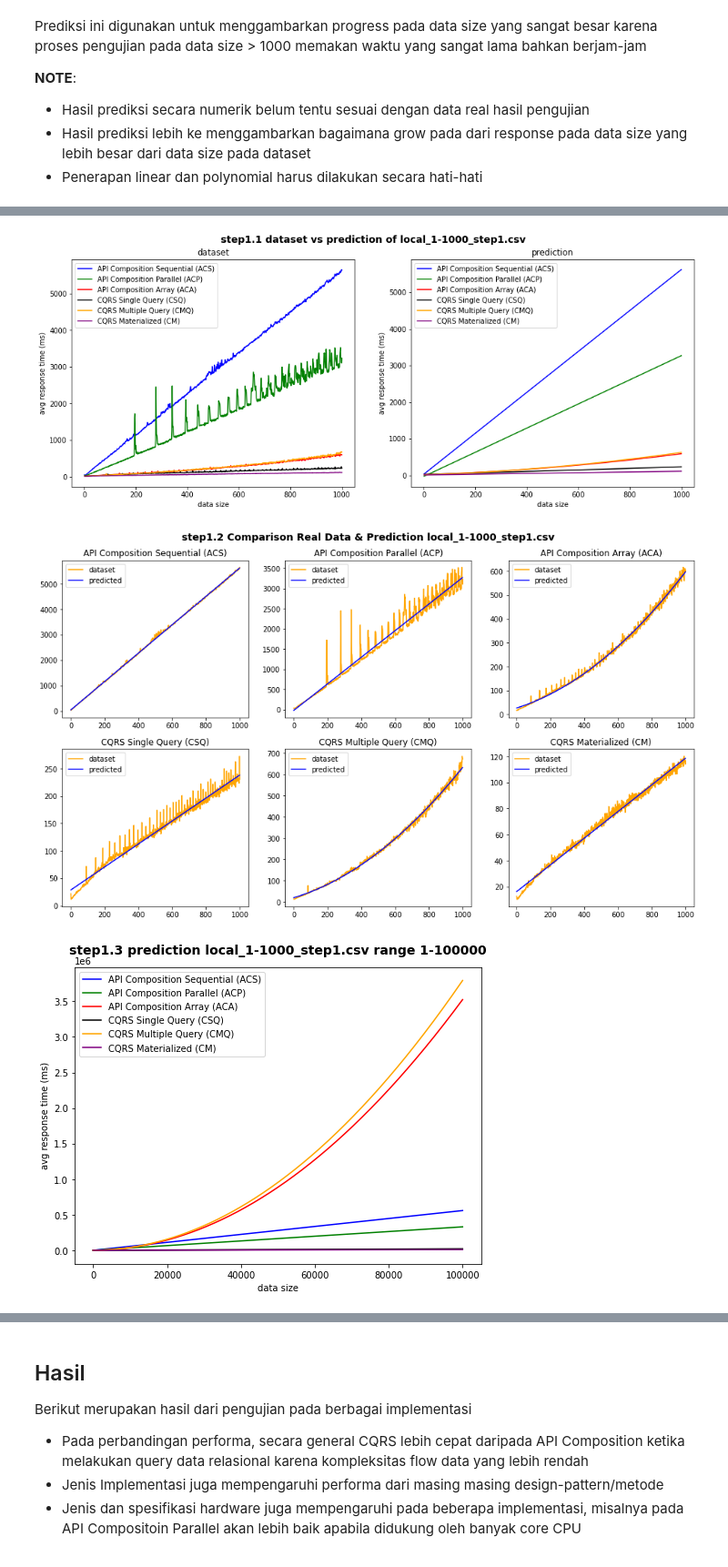
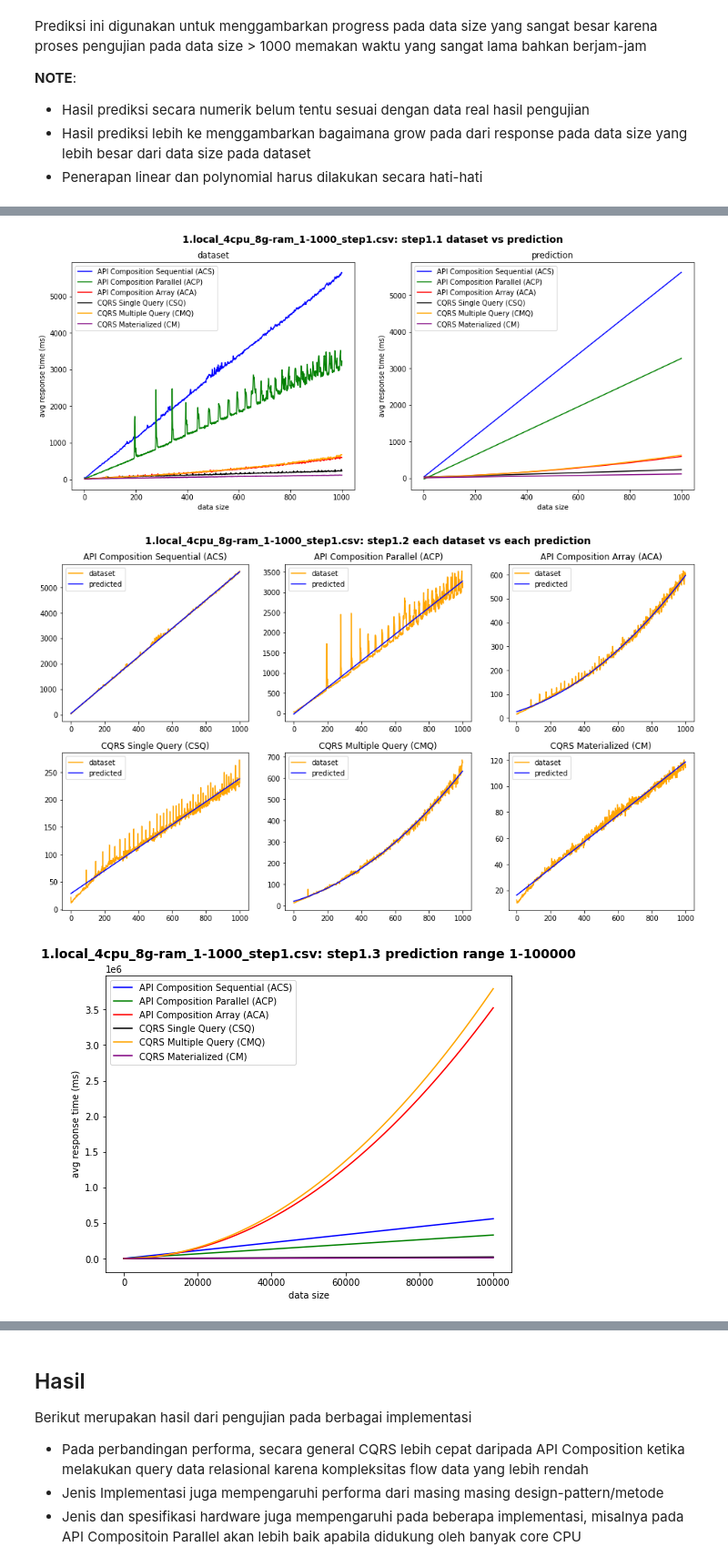
Before and after one commit to labasubagia/final-year-project, a Jupyter notebook: _test/result_analysis.ipynb, the cells around one changed output, grey strips where cells are left out. Shown at 91% size. Drawn from its saved outputs; the diff is of its cells as text; code cells hidden in the pictures.

Commit message:
update result analysis

```diff
--- a/_test/result_analysis.ipynb
+++ b/_test/result_analysis.ipynb
@@ -396,7 +505,7 @@ def get_locust_dataset_df(dataset_path):
 def map_result_path_df(dir=RESULT_PATH):
     map = {}
     server_types = [x for x in os.listdir(dir) if 'skip' not in x]
-    for server in server_types:
+    for server in sorted(server_types):
         map[server] = {}
         steps = [x for x in os.listdir(os.path.join(dir, server)) if 'skip' not in x]
         for step in steps:
@@ -421,7 +530,7 @@ def show_result_plot(df, title='', figsize=(8, 6), columns=PLOT_COLUMNS,):
         if column in df.columns:
             m = RESULT_MAP[column]
             plt.plot(df['data_size'], df[column], color=m['color'], label = f"{m['name']} ({column})")
-    plt.title(title, **plot_title_args, y=1.025)
+    plt.title(title, **plot_title_args, y=1.04)
     plt.xlabel('data size')
     plt.ylabel('avg response time (ms)')
     plt.legend()
@@ -698,7 +863,7 @@ def predict_linear_range(model: LinearRegression, start: int, end: int, divide =
 def load_datasets_from_path(dataset_path=DATASET_PATH):
     dataset_files = [x for x in os.listdir(dataset_path) if 'skip' not in x]
     datasets = []
-    for dataset_file in dataset_files:
+    for dataset_file in sorted(dataset_files):
         ds = get_locust_dataset_df(os.path.join(DATASET_PATH, dataset_file))
         datasets.append({'name': dataset_file, 'dataset': ds})
     return datasets
@@ -738,7 +903,7 @@ def get_prediction_from_range(ds, start, end, divide=None, predict_type=''):
 def visualize_datasets(map_ds, title='', ncols=2, figsize=(16, 6), columns=PLOT_COLUMNS,):
     nrows = math.ceil(len(map_ds.keys())/ncols)
     plt.figure(figsize=figsize)
-    plt.suptitle(title, **plot_title_args, y=0.96)
+    plt.suptitle(title, **plot_title_args, y=0.97)
     for i, (key, val) in enumerate(map_ds.items()):
         plt.subplot(nrows, ncols, i+1)
         for column in columns:
@@ -750,7 +915,6 @@ def visualize_datasets(map_ds, title='', ncols=2, figsize=(16, 6), columns=PLOT_
             plt.ylabel('avg response time (ms)')
             plt.legend()
     plt.show()
-
 
 def visualize_dataset_each_method_prediction(
     y,
@@ -781,3 +945,11 @@ def visualize_dataset_each_method_prediction(
 # %%
 force_predict_type = "" #@param ["", "linear", "polynomial"]
 predict_ds_source = "dataset" #@param ["dataset", "result"]
+# %%
+ds_path = {
+    'dataset': { 'fn': load_datasets_from_path, 'path': DATASET_PATH },
+    'result': { 'fn': load_datasets_from_result_path, 'path': RESULT_PATH }
+}
+src_ds = ds_path[predict_ds_source]
+
+!tree {src_ds['path']} -I '*skip*'
@@ -784,5 +962,6 @@ predict_ds_source = "dataset" #@param ["dataset", "result"]
 # %%
-datasets = load_datasets_from_path(DATASET_PATH) if predict_ds_source == 'dataset' else load_datasets_from_result_path(RESULT_PATH)
+datasets = src_ds['fn'](src_ds['path'])
+
 predict_args = {'start': 1, 'end': 100_000}
 predict_type = force_predict_type
 
@@ -794,37 +973,37 @@ for i, data in enumerate(datasets):
     pred = get_prediction_from_range(
         ds,
         start=ds['data_size'].min(),
         end=ds['data_size'].max(),
         predict_type=predict_type
     )
     visualize_datasets(
         {'dataset': ds, 'prediction': pred},
-        title=f'step{i+1}.1 dataset vs prediction of {name}',
+        title=f'{name}: step{i+1}.1 dataset vs prediction',
         ncols=2,
     )
     visualize_dataset_each_method_prediction(
         ds=ds,
         y=pred,
         ncols=3,
-        title=f'step{i+1}.2 Comparison Real Data & Prediction {name}',
+        title=f'{name}: step{i+1}.2 each dataset vs each prediction',
         figsize=viz_method_figsize,
         ds_color='orange',
         plot_color='blue',
         is_ds_scatter=False,
     )
     print('\n', end='')
 
     # prediction outside the dataset
     pred = get_prediction_from_range(ds, **predict_args, predict_type=predict_type)
-    show_result_plot(pred, title=f'step{i+1}.3 prediction {name} range {predict_args["start"]}-{predict_args["end"]}')
+    show_result_plot(pred, title=f'{name}: step{i+1}.3 prediction range {predict_args["start"]}-{predict_args["end"]}')
     visualize_dataset_each_method_prediction(
         y=pred,
         ncols=3,
-        title=f'step{i+1}.4 Prediction {name} range {predict_args["start"]}-{predict_args["end"]}',
+        title=f'{name}: step{i+1}.4 prediction range {predict_args["start"]}-{predict_args["end"]}',
         figsize=viz_method_figsize,
     )
     print('\n'*2, end='')
 # %% [output]
-[figure, old version]
+[figure, new version]
-[figure, old version]
+[figure, new version]
-[figure, old version]
+[figure, new version]
```
Also changed, not shown: parts of 9 cells of this notebook.
